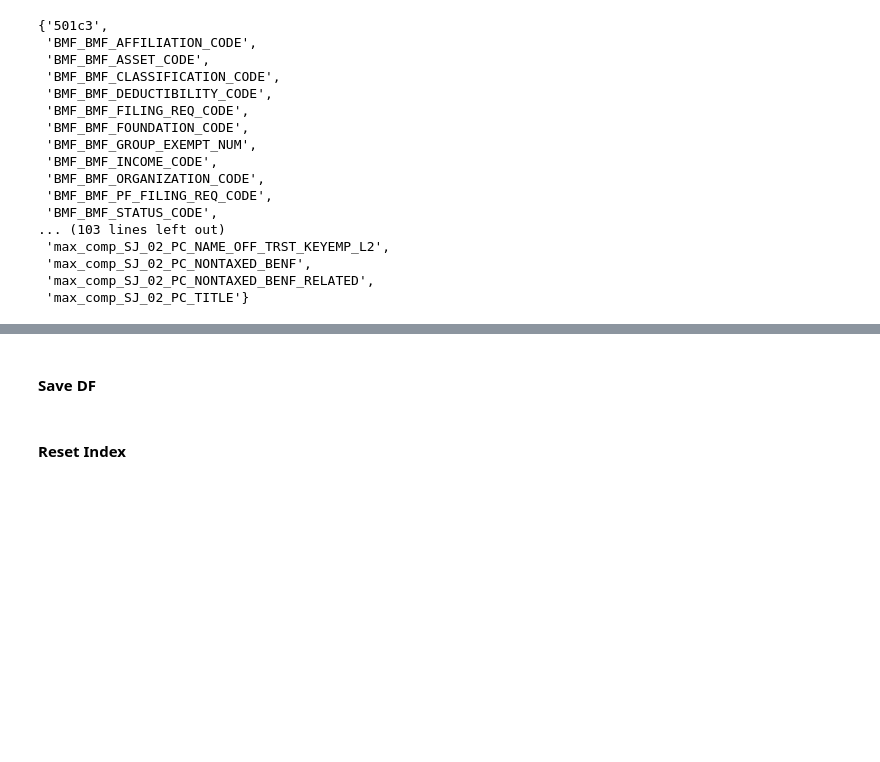
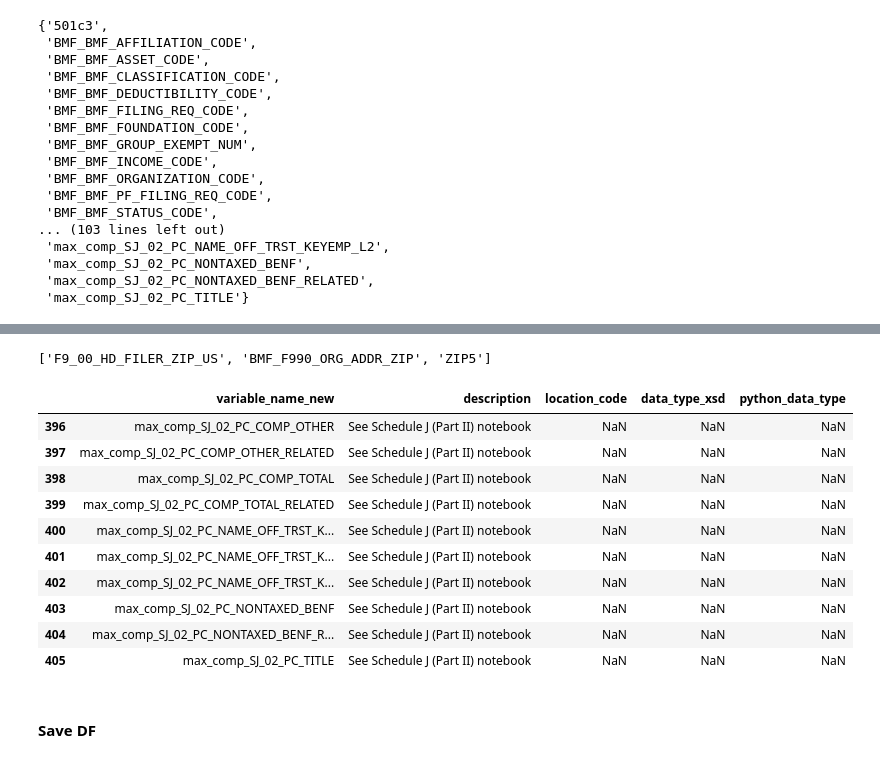
Before and after one commit to gdsaxton/IRS_900_e_file, a Jupyter notebook: IRS 990 e-File Data -- IRS Files (9k1) -- Create Combined Codebook (Main 990 Variables).ipynb, the cells around one changed output, grey strips where cells are left out. Cells and saved outputs as stored; diff of their text form; code cells hidden in the pictures; blank space fills up the shorter version.

```diff
--- a/IRS 990 e-File Data -- IRS Files (9k1) -- Create Combined Codebook (Main 990 Variables).ipynb
+++ b/IRS 990 e-File Data -- IRS Files (9k1) -- Create Combined Codebook (Main 990 Variables).ipynb
@@ -1077,0 +437,4 @@ new_variables_df[:1]
+# %%
+[c for c in df.columns if 'zip' in c.lower()]
+# %% [output]
+['F9_00_HD_FILER_ZIP_US', 'BMF_F990_ORG_ADDR_ZIP', 'ZIP5']
@@ -1078,3 +485,17 @@ new_variables_df[:1]
+# %%
+new_variables_df[new_variables_df['variable_name_new'].isin(no_desc)][100:]
+# %% [output]
+|  | variable_name_new | description | location_code | data_type_xsd | python_data_type |
+| 396 | max_comp_SJ_02_PC_COMP_OTHER | See Schedule J (Part II) notebook | NaN | NaN | NaN |
+| 397 | max_comp_SJ_02_PC_COMP_OTHER_RELATED | See Schedule J (Part II) notebook | NaN | NaN | NaN |
+| 398 | max_comp_SJ_02_PC_COMP_TOTAL | See Schedule J (Part II) notebook | NaN | NaN | NaN |
+| 399 | max_comp_SJ_02_PC_COMP_TOTAL_RELATED | See Schedule J (Part II) notebook | NaN | NaN | NaN |
+| 400 | max_comp_SJ_02_PC_NAME_OFF_TRST_K... | See Schedule J (Part II) notebook | NaN | NaN | NaN |
+| 401 | max_comp_SJ_02_PC_NAME_OFF_TRST_K... | See Schedule J (Part II) notebook | NaN | NaN | NaN |
+| 402 | max_comp_SJ_02_PC_NAME_OFF_TRST_K... | See Schedule J (Part II) notebook | NaN | NaN | NaN |
+| 403 | max_comp_SJ_02_PC_NONTAXED_BENF | See Schedule J (Part II) notebook | NaN | NaN | NaN |
+| 404 | max_comp_SJ_02_PC_NONTAXED_BENF_R... | See Schedule J (Part II) notebook | NaN | NaN | NaN |
+| 405 | max_comp_SJ_02_PC_TITLE | See Schedule J (Part II) notebook | NaN | NaN | NaN |
 # %% [markdown]
 #### Save DF
 # %%
@@ -1084,2 +502,0 @@ new_variables_df.to_pickle('Codebook - control variables.pkl')
-# %% [markdown]
-#### Reset Index
```
Also changed, not shown: parts of 82 cells of this notebook.
